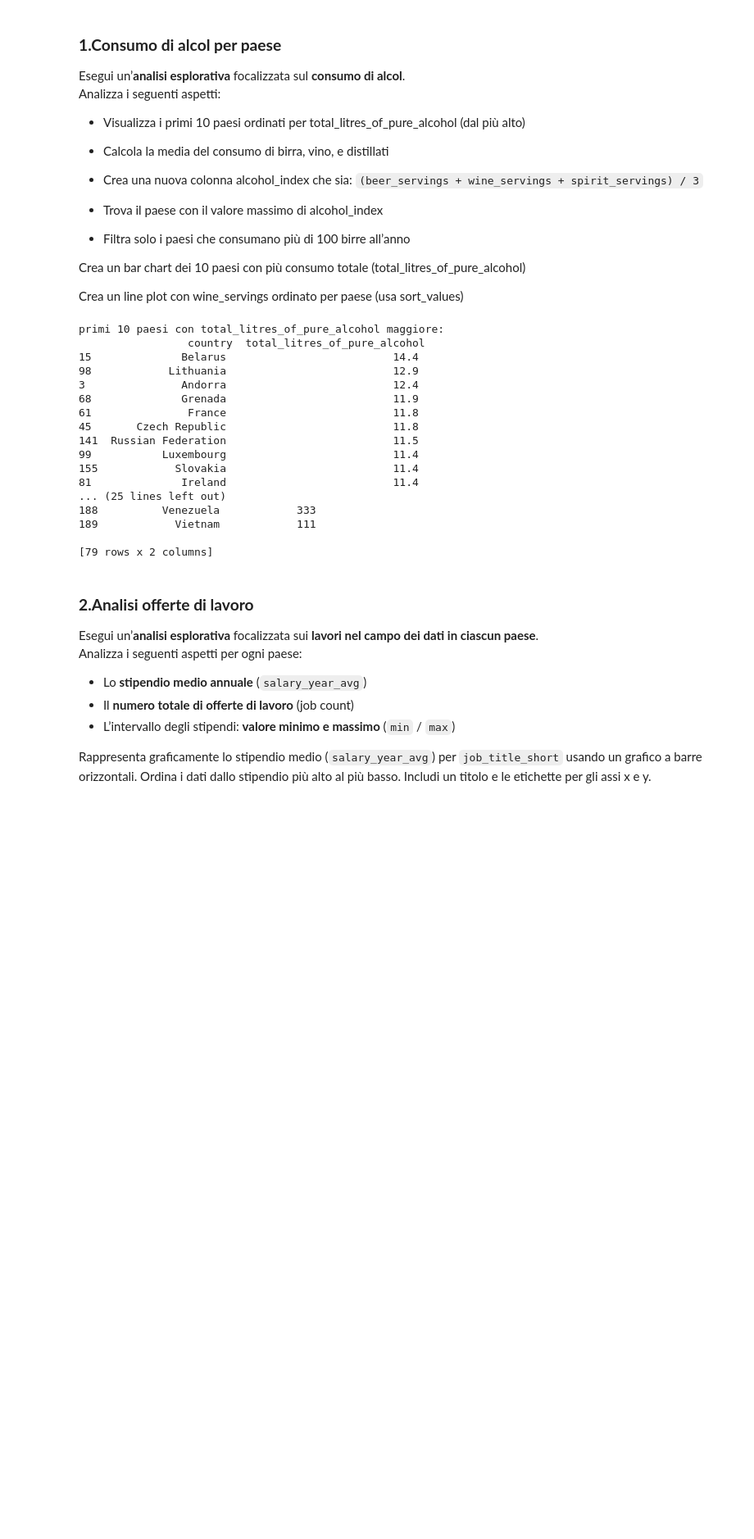
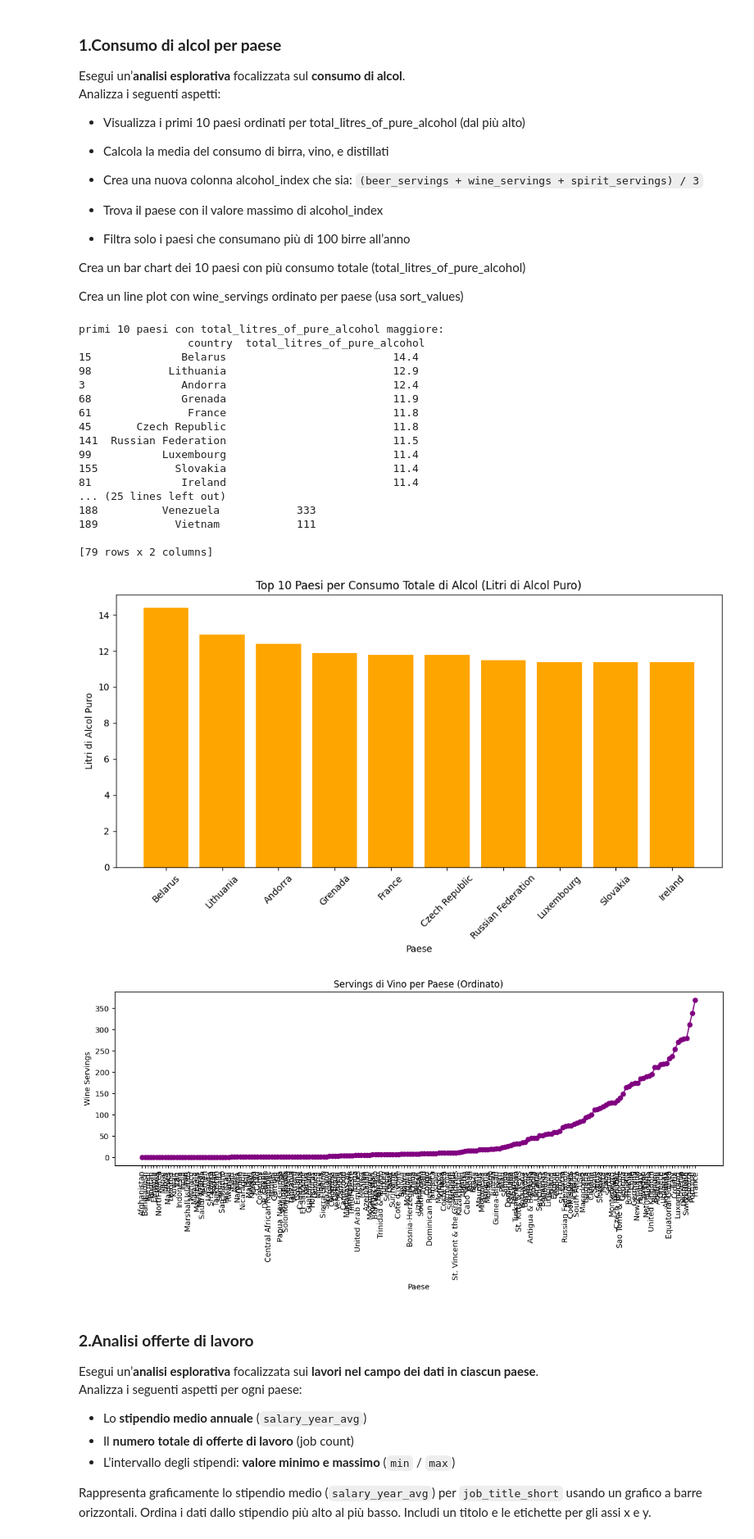
Before and after one commit to Gaiafabris/ProgrammingLab_II, a Jupyter notebook: Esercizi/3_Esercizi_lez_3.ipynb, the cells around one changed output. Shown: that part at 82% size. Drawn from its saved outputs; the diff is of its cells as text; code cells hidden in the pictures; blank space fills up the shorter version.

```diff
--- a/Esercizi/3_Esercizi_lez_3.ipynb
+++ b/Esercizi/3_Esercizi_lez_3.ipynb
@@ -17,45 +17,77 @@ Crea un bar chart dei 10 paesi con più consumo totale (total_litres_of_pure_alc
 Crea un line plot con wine_servings ordinato per paese (usa sort_values)
 # %%
 import pandas as pd
+import matplotlib.pyplot as plt
 
 df = pd.read_csv("https://raw.githubusercontent.com/fivethirtyeight/data/master/alcohol-consumption/drinks.csv")
 
+# 1. Visualizza i primi 10 paesi per consumo totale di alcol puro
 top10_alcol = df.sort_values(by="total_litres_of_pure_alcohol", ascending=False).head(10)
 print("primi 10 paesi con total_litres_of_pure_alcohol maggiore:\n",top10_alcol[['country', 'total_litres_of_pure_alcohol']])
 
+# 2. Calcola la media del consumo di birra, vino e distillati
 beer_mean = df['beer_servings'].mean()
 wine_mean = df['wine_servings'].mean()
 spirit_mean = df['spirit_servings'].mean()
+
 print("consumo medio birra:", beer_mean)
 print("consumo medio vino:", wine_mean)
 print("consumo medio distillati:", spirit_mean)
 
+# 3. Crea una colonna 'alcohol_index' come media dei tre tipi di consumo
 df['alcohol_index'] = (df['beer_servings'] + df['wine_servings'] + df['spirit_servings']) / 3
 print("nuova colonna, alcohol_index:\n",df[['country', 'beer_servings', 'wine_servings', 'spirit_servings', 'alcohol_index']].head())
 
+# 4. Trova il paese con il valore massimo di alcohol_index
 paese_max = df.loc[df['alcohol_index'].idxmax()]
 print("Paese con il massimo alcohol_index:\n", paese_max[['country', 'alcohol_index']])
 
+# 5. Filtra solo i paesi che consumano più di 100 birre all’anno
 birre100 = df[df['beer_servings'] > 100]
 print("paesi che consumano più di 100 birre all'anno:\n", birre100[['country', 'beer_servings']])
+
+
+# Bar Chart – Top 10 paesi per consumo totale di alcol
+plt.figure(figsize=(10, 6))
+plt.bar(top10_alcol['country'], top10_alcol['total_litres_of_pure_alcohol'], color='orange')
+plt.title('Top 10 Paesi per Consumo Totale di Alcol (Litri di Alcol Puro)')
+plt.xlabel('Paese')
+plt.ylabel('Litri di Alcol Puro')
+plt.xticks(rotation=45)
+plt.tight_layout()
+plt.show()
+
+# Line Plot – Wine servings ordinato per paese
+wine_sorted = df.sort_values(by='wine_servings')
+
+plt.figure(figsize=(12, 6))
+plt.plot(wine_sorted['country'], wine_sorted['wine_servings'], marker='o', linestyle='-', color='purple')
+plt.title('Servings di Vino per Paese (Ordinato)')
+plt.xlabel('Paese')
+plt.ylabel('Wine Servings')
+plt.xticks(rotation=90)
+plt.tight_layout()
+plt.show()
 # %% [output]
 primi 10 paesi con total_litres_of_pure_alcohol maggiore:
                  country  total_litres_of_pure_alcohol
 15              Belarus                          14.4
 98            Lithuania                          12.9
 3               Andorra                          12.4
 68              Grenada                          11.9
 61               France                          11.8
 45       Czech Republic                          11.8
 141  Russian Federation                          11.5
 99           Luxembourg                          11.4
 155            Slovakia                          11.4
 81              Ireland                          11.4
 ... (25 lines left out)
 188          Venezuela            333
 189            Vietnam            111
 
 [79 rows x 2 columns]
+[figure, added]
+[figure, added]
 # %% [markdown]
 ### **2.Analisi offerte di lavoro**
 
```
